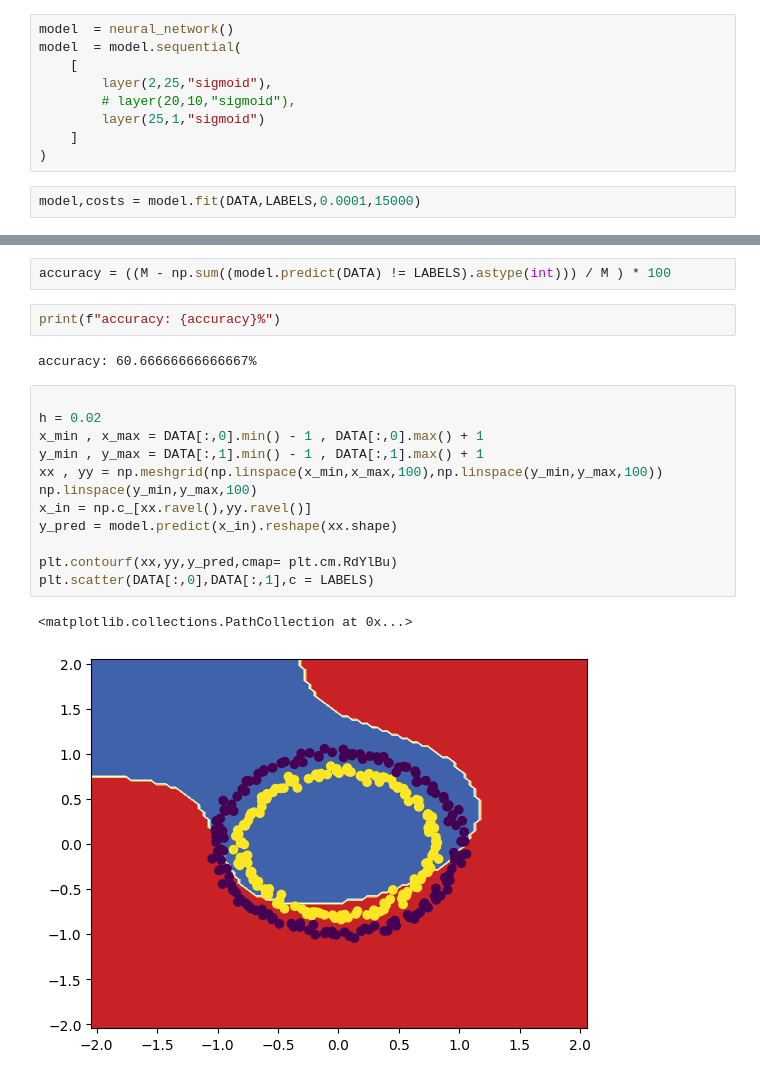
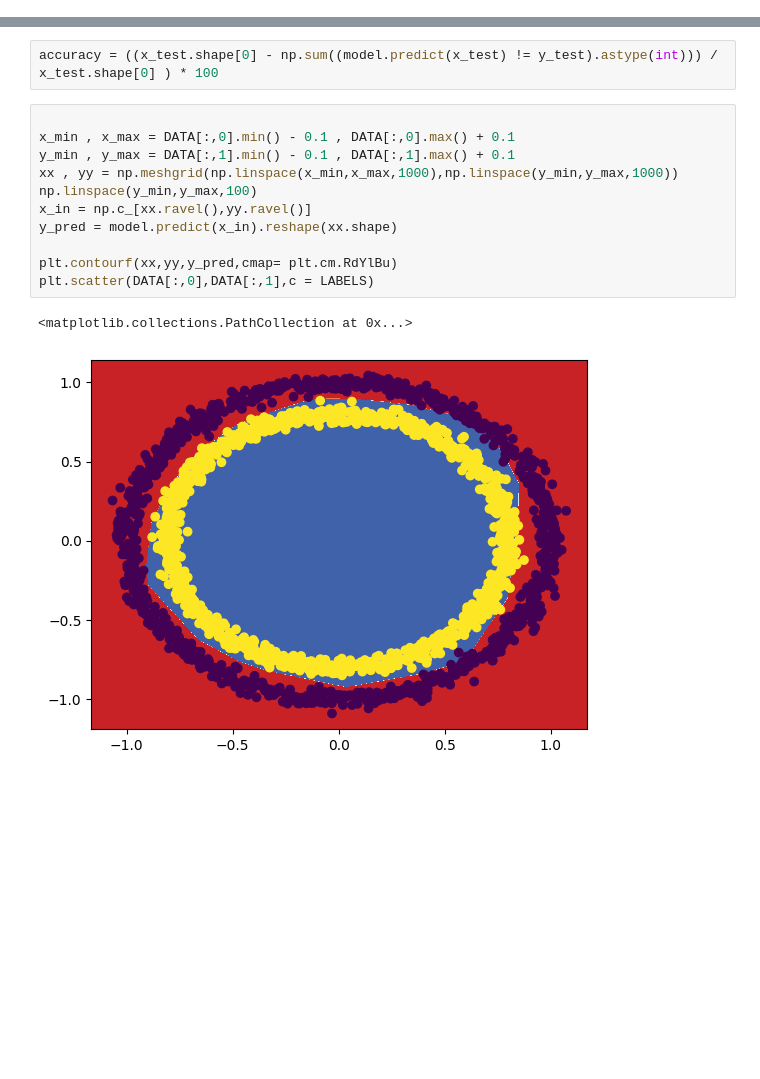
Before and after one commit to bayramenes/fastNeuron, a Jupyter notebook: app.ipynb, the cells around one changed output, grey strips where cells are left out. Drawn from its saved outputs; the diff is of its cells as text; blank space fills up the shorter version.

```diff
--- a/app.ipynb
+++ b/app.ipynb
@@ -42,11 +52,0 @@ TypeError: got an unexpected keyword argument 'n_informative'
-# %%
-model  = neural_network()
-model  = model.sequential(
-    [
-        layer(2,25,"sigmoid"),
-        # layer(20,10,"sigmoid"),
-        layer(25,1,"sigmoid")
-    ]
-)
-# %%
-model,costs = model.fit(DATA,LABELS,0.0001,15000)
@@ -76,21 +58,16 @@ plt.plot(costs)
 # %%
-accuracy = ((M - np.sum((model.predict(DATA) != LABELS).astype(int))) / M ) * 100
+accuracy = ((x_test.shape[0] - np.sum((model.predict(x_test) != y_test).astype(int))) / x_test.shape[0] ) * 100
-# %%
-print(f"accuracy: {accuracy}%")
-# %% [output]
-accuracy: 60.66666666666667%
 # %%
 
-h = 0.02
-x_min , x_max = DATA[:,0].min() - 1 , DATA[:,0].max() + 1
-y_min , y_max = DATA[:,1].min() - 1 , DATA[:,1].max() + 1
-xx , yy = np.meshgrid(np.linspace(x_min,x_max,100),np.linspace(y_min,y_max,100))
+x_min , x_max = DATA[:,0].min() - 0.1 , DATA[:,0].max() + 0.1
+y_min , y_max = DATA[:,1].min() - 0.1 , DATA[:,1].max() + 0.1
+xx , yy = np.meshgrid(np.linspace(x_min,x_max,1000),np.linspace(y_min,y_max,1000))
 np.linspace(y_min,y_max,100)
 x_in = np.c_[xx.ravel(),yy.ravel()]
 y_pred = model.predict(x_in).reshape(xx.shape)
 
 plt.contourf(xx,yy,y_pred,cmap= plt.cm.RdYlBu)
 plt.scatter(DATA[:,0],DATA[:,1],c = LABELS)
 # %% [output]
 <matplotlib.collections.PathCollection at 0x...>
-[figure, old version]
+[figure, new version]
```
Also changed, not shown: parts of 7 cells of this notebook, 2 other files.
